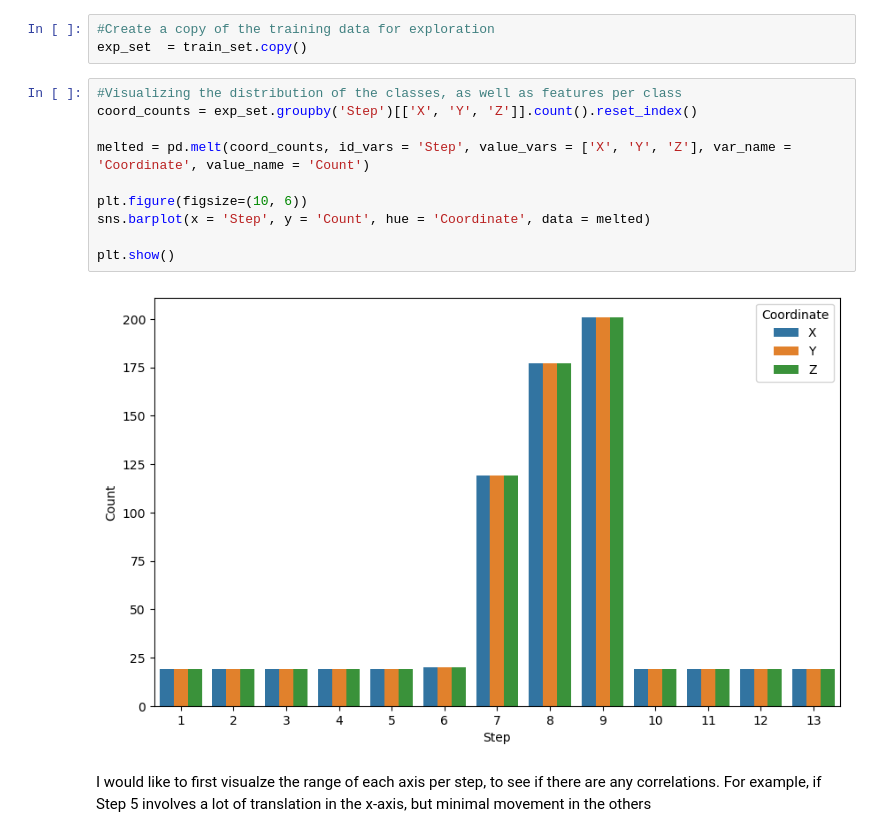
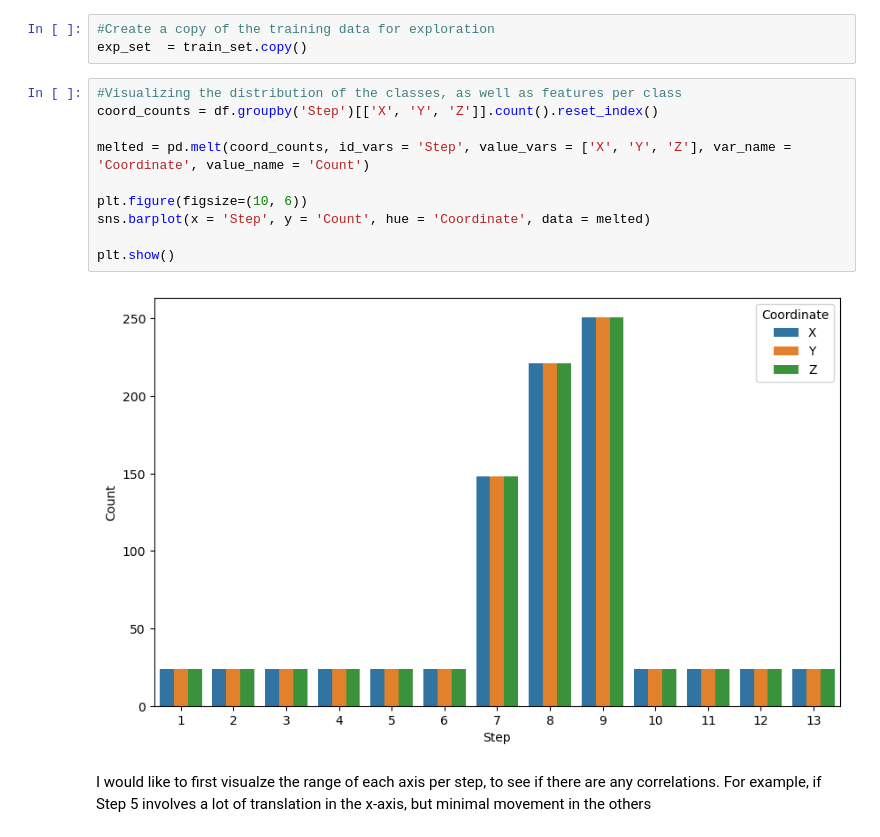
Before and after one commit to CaptainAhad/Project-1, a Jupyter notebook: Project 1.ipynb, the cells around one changed output. Drawn from its saved outputs; the diff is of its cells as text.

```diff
--- a/Project 1.ipynb
+++ b/Project 1.ipynb
@@ -92,16 +92,16 @@ test_set["Step"].hist()
 exp_set  = train_set.copy()
 # %%
 #Visualizing the distribution of the classes, as well as features per class
-coord_counts = exp_set.groupby('Step')[['X', 'Y', 'Z']].count().reset_index()
+coord_counts = df.groupby('Step')[['X', 'Y', 'Z']].count().reset_index()
 
 melted = pd.melt(coord_counts, id_vars = 'Step', value_vars = ['X', 'Y', 'Z'], var_name = 'Coordinate', value_name = 'Count')
 
 plt.figure(figsize=(10, 6))
 sns.barplot(x = 'Step', y = 'Count', hue = 'Coordinate', data = melted)
 
 plt.show()
 # %% [output]
-[figure, old version]
+[figure, new version]
 # %% [markdown]
 I would like to first visualze the range of each axis per step, to see if there are any correlations. For example, if Step 5 involves a lot of translation in the x-axis, but
 minimal movement in the others
```
Also changed, not shown: parts of 6 cells of this notebook, 2 other files.
